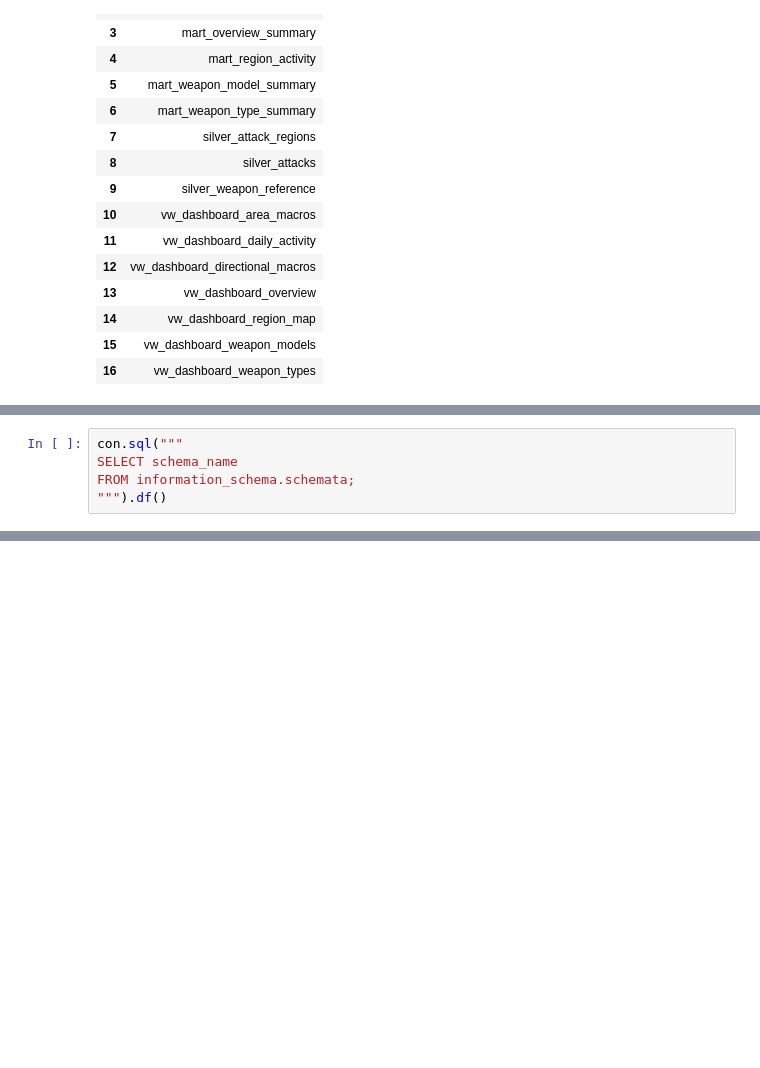
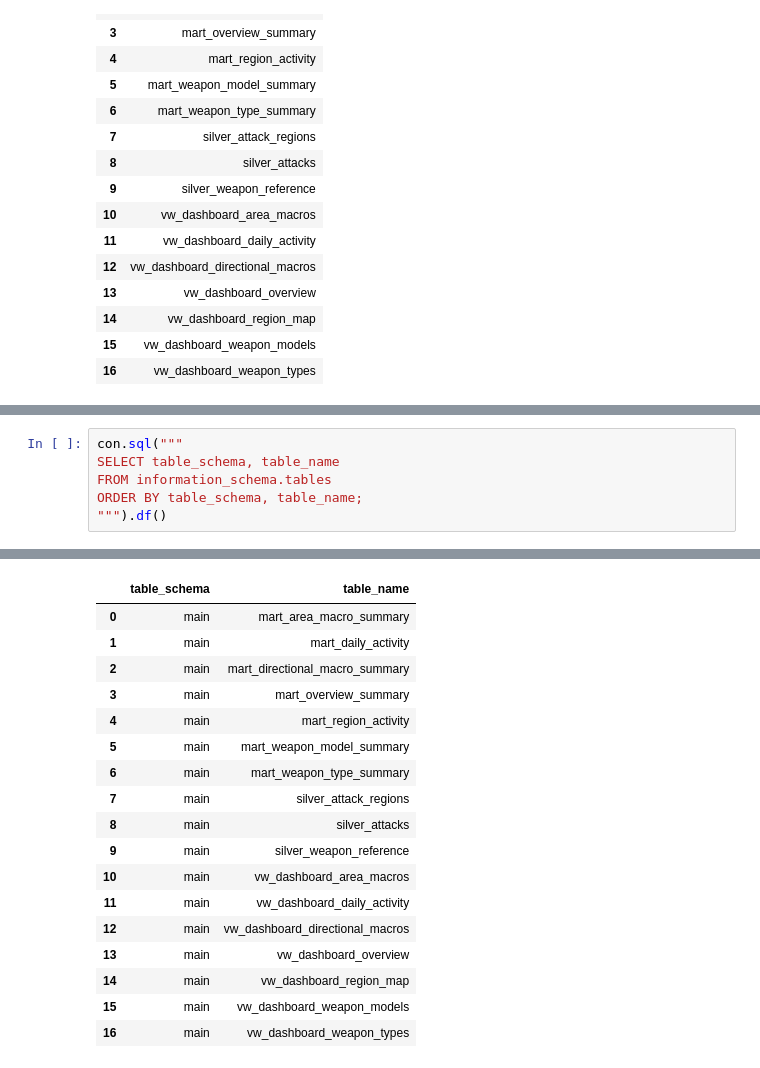
Before and after one commit to tujokuus/air-strikes-on-ukraine-dashboard, a Jupyter notebook: notebooks/gold_duckdb_testing.ipynb, the cells around one changed output, grey strips where cells are left out. Saved outputs shown, nothing was run; the diff lists cells and outputs as text; blank space fills up the shorter version.

```diff
--- a/notebooks/gold_duckdb_testing.ipynb
+++ b/notebooks/gold_duckdb_testing.ipynb
@@ -124,7 +124,8 @@ con.sql("SELECT * FROM vw_dashboard_daily_activity LIMIT 20").df()
 | 19 | 2022-10-19 | 3 | 2 | 29.0 | 27.0 | 0.0 | ... |
 # %%
 con.sql("""
-SELECT schema_name
-FROM information_schema.schemata;
+SELECT table_schema, table_name
+FROM information_schema.tables
+ORDER BY table_schema, table_name;
 """).df()
 # %% [output]
@@ -132,0 +132,18 @@ Make sure that "duckdb" is either a pandas.DataFrame, duckdb.DuckDBPyRelation, p
+|  | table_schema | table_name |
+| 0 | main | mart_area_macro_summary |
+| 1 | main | mart_daily_activity |
+| 2 | main | mart_directional_macro_summary |
+| 3 | main | mart_overview_summary |
+| 4 | main | mart_region_activity |
+| 5 | main | mart_weapon_model_summary |
+| 6 | main | mart_weapon_type_summary |
+| 7 | main | silver_attack_regions |
+| 8 | main | silver_attacks |
+| 9 | main | silver_weapon_reference |
+| 10 | main | vw_dashboard_area_macros |
+| 11 | main | vw_dashboard_daily_activity |
+| 12 | main | vw_dashboard_directional_macros |
+| 13 | main | vw_dashboard_overview |
+| 14 | main | vw_dashboard_region_map |
+| 15 | main | vw_dashboard_weapon_models |
+| 16 | main | vw_dashboard_weapon_types |
```
Also changed, not shown: parts of 3 cells of this notebook, 5 other files.
